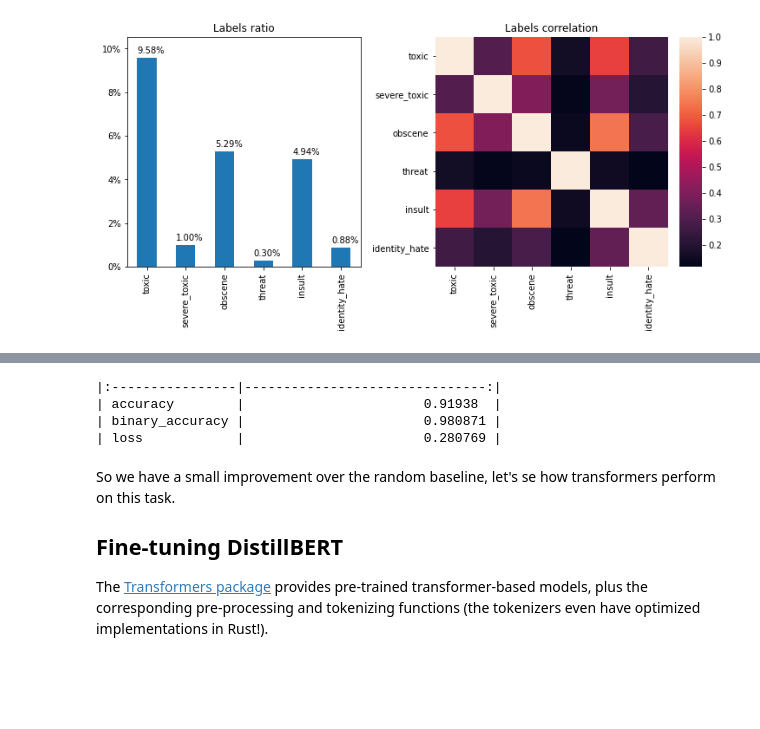
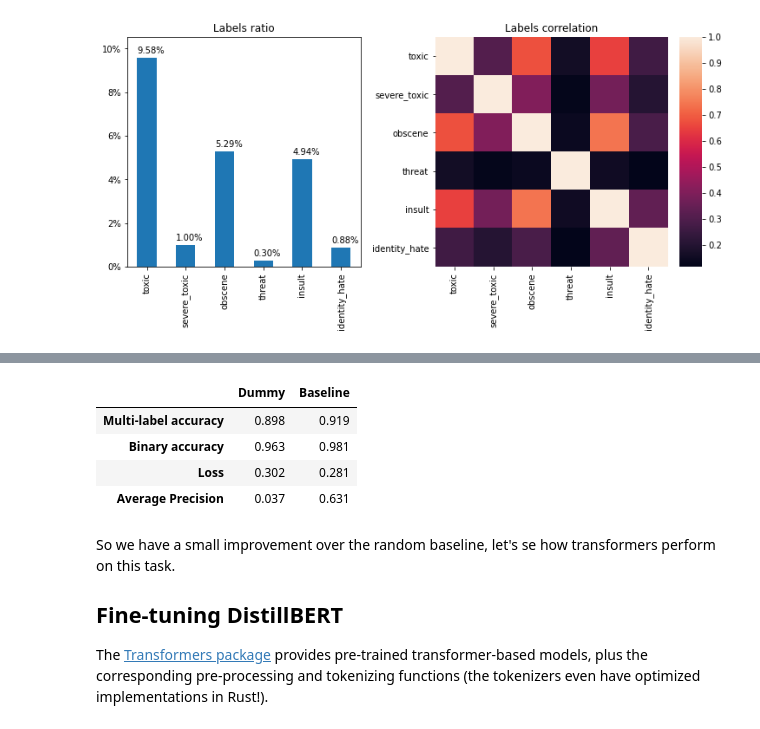
Before and after one commit to nkthiebaut/nkthiebaut.github.io, a Jupyter notebook: content/toxic_comments_transformer.ipynb, the cells around one changed output, grey strips where cells are left out. Drawn from its saved outputs; the diff is of its cells as text; code cells hidden in the pictures; blank space fills up the shorter version.

```diff
--- a/content/toxic_comments_transformer.ipynb
+++ b/content/toxic_comments_transformer.ipynb
@@ -108,7 +108,7 @@ For benchmark purpose it is always useful to know the performance of a dummy cla
 # %%
 import numpy as np
 from sklearn.dummy import DummyClassifier
-from sklearn.metrics import log_loss
+from sklearn.metrics import log_loss, average_precision_score
 
 pd.set_option("display.precision", 3)
 
@@ -118,15 +118,16 @@ y_pred = dummy.predict(test_texts)
 y_prob = dummy.predict_proba(test_texts)
 y_prob = np.array(y_prob)[:, :, 1].T
 
-def compute_metrics(y_true, y_prob):
+def compute_metrics(y_true: np.array, y_prob: np.array) -> pd.Series:
+    """Compute several performance metrics for multi-label classification. """
     y_pred = y_prob.round()
     metrics = dict()
-    metrics["accuracy"] = np.all(y_pred == y_true, axis=1).mean()
-    metrics["binary_accuracy"] = (y_pred == y_true).mean()
-    metrics["loss"] = log_loss(y_true, y_prob)
+    metrics["Multi-label accuracy"] = np.all(y_pred == y_true, axis=1).mean()
+    metrics["Binary accuracy"] = (y_pred == y_true).mean()
+    metrics["Loss"] = log_loss(y_true, y_prob)
+    metrics["Average Precision"] = average_precision_score(y_true, y_prob)
     return pd.Series(metrics)
 
-metrics = compute_metrics(test_labels, y_prob)
-metrics.name = "Dummy classifier"
-print(metrics.to_markdown())
+evaluation = compute_metrics(test_labels, y_prob).to_frame(name="Dummy")
+evaluation
 # %% [output]
@@ -139,29 +143,29 @@ print(metrics.to_markdown())
 # %%
 from sklearn.feature_extraction.text import TfidfVectorizer
 from sklearn.linear_model import LogisticRegression
 from sklearn.multiclass import OneVsRestClassifier
 from sklearn.pipeline import make_pipeline
 
 # We take into account unigrams and bigrams that occur at least 10 times
 # in the train set, but less than 50 % of the time
 tfidf = TfidfVectorizer(min_df=10, max_df=0.5, ngram_range=(1, 2))
 
 # We set the (L2) regularization weight to 1/2 (inverse of C)
 classifier = OneVsRestClassifier(LogisticRegression(C=2., max_iter=1000))
 
 baseline = make_pipeline(tfidf, classifier)
 baseline.fit(train_texts, train_labels)
 
 y_prob = baseline.predict_proba(test_texts)
 
-metrics = compute_metrics(test_labels, y_prob)
-metrics.name = "TF-IDF + Logistic Regression"
-print(metrics.to_markdown())
+evaluation["Baseline"] = compute_metrics(test_labels, y_prob)
+evaluation
 # %% [output]
-|:----------------|-------------------------------:|
-| accuracy        |                       0.91938  |
-| binary_accuracy |                       0.980871 |
-| loss            |                       0.280769 |
+|  | Dummy | Baseline |
+| Multi-label accuracy | 0.898 | 0.919 |
+| Binary accuracy | 0.963 | 0.981 |
+| Loss | 0.302 | 0.281 |
+| Average Precision | 0.037 | 0.631 |
 # %% [markdown]
 So we have a small improvement over the random baseline, let's se how transformers perform on this task.
 
```
Also changed, not shown: parts of 15 cells of this notebook, 4 other files.
